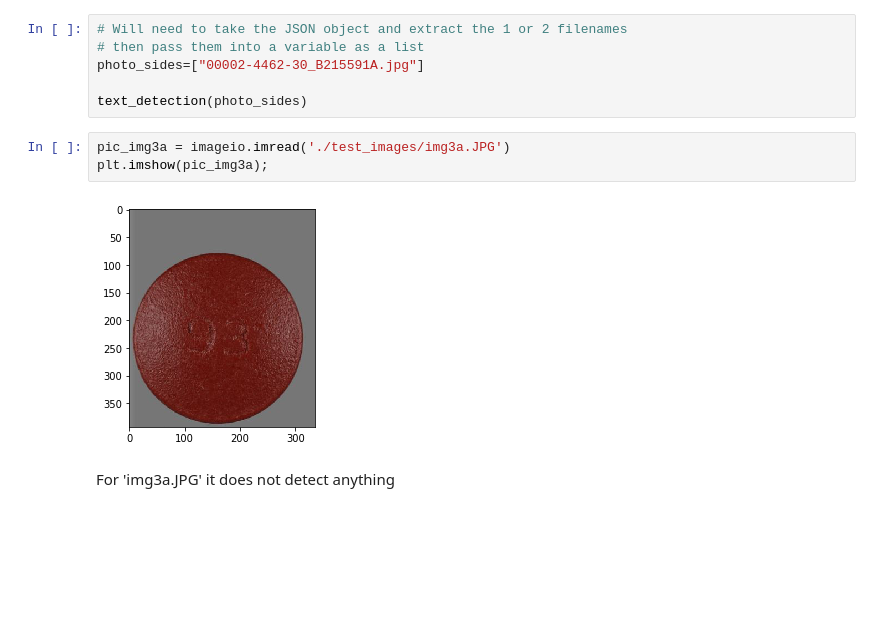
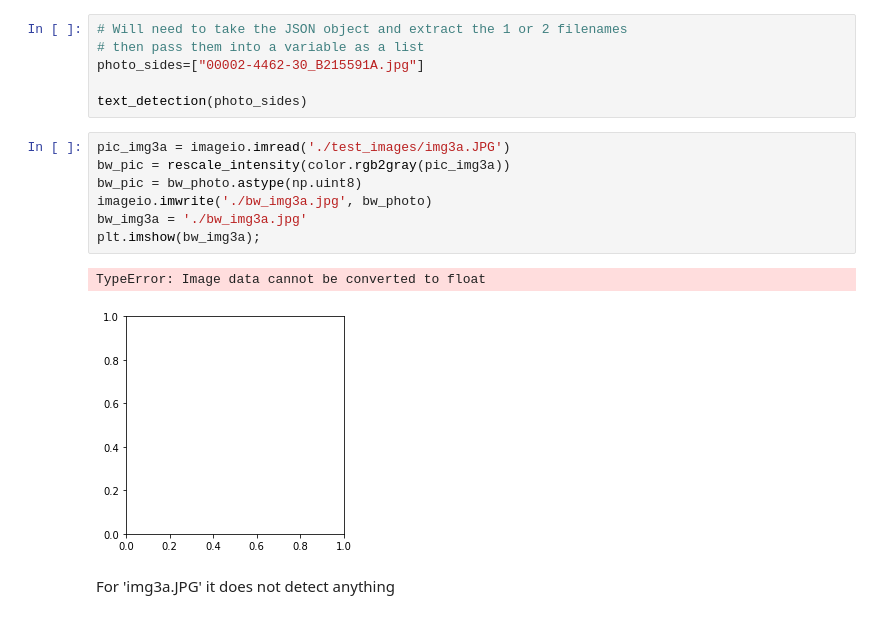
Before and after one commit to labs12-rxid/DS, a Jupyter notebook: text_detection_AWSRekognition.ipynb, the cells around one changed output. Drawn from its saved outputs; the diff is of its cells as text; blank space fills up the shorter version.

```diff
--- a/text_detection_AWSRekognition.ipynb
+++ b/text_detection_AWSRekognition.ipynb
@@ -660,11 +717,16 @@ NEED TO RETURN NONE OR SOMETHING ALIKE WHEN STRING IN LIST IS < 1
 photo_sides=["00002-4462-30_B215591A.jpg"]
 
 text_detection(photo_sides)
-# %%
-pic_img3a = imageio.imread('./test_images/img3a.JPG')
-plt.imshow(pic_img3a);
-# %% [output]
-[figure, removed]
+# %%
+pic_img3a = imageio.imread('./test_images/img3a.JPG')
+bw_pic = rescale_intensity(color.rgb2gray(pic_img3a))
+bw_pic = bw_photo.astype(np.uint8)
+imageio.imwrite('./bw_img3a.jpg', bw_photo)
+bw_img3a = './bw_img3a.jpg'
+plt.imshow(bw_img3a);
+# %% [output]
+TypeError: Image data cannot be converted to float
+[figure, added]
 # %% [markdown]
 For 'img3a.JPG' it does not detect anything
 # %%
```
Also changed, not shown: parts of 15 cells of this notebook.
